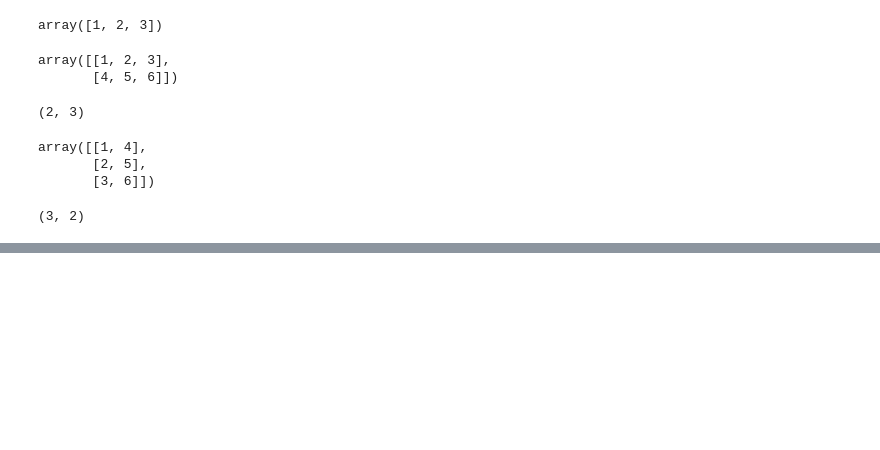
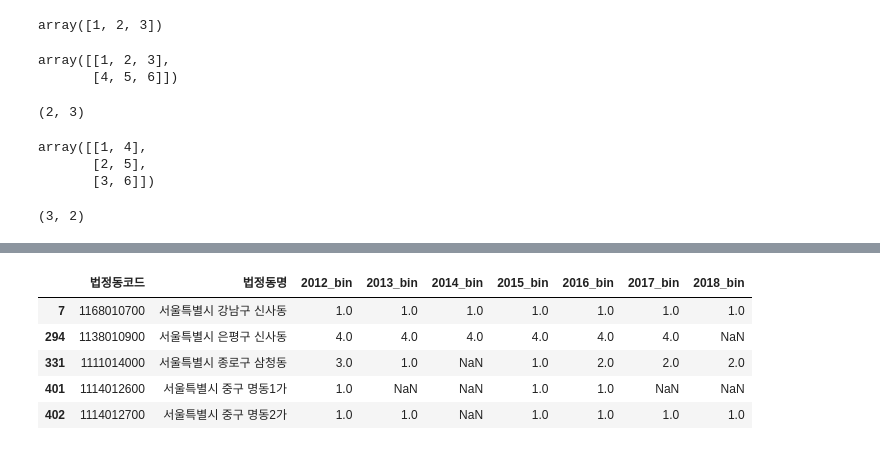
Before and after one commit to dataitgirls2/Next_Hip_Place, a Jupyter notebook: code/nemo_crawling/seoul_rental_price_crawling.ipynb, the cells around one changed output, grey strips where cells are left out. Saved outputs shown, nothing was run; the diff lists cells and outputs as text; code cells hidden in the pictures; blank space fills up the shorter version.

```diff
--- a/code/nemo_crawling/seoul_rental_price_crawling.ipynb
+++ b/code/nemo_crawling/seoul_rental_price_crawling.ipynb
@@ -570,0 +593,9 @@ d.shape
+# %%
+df_bin[df_bin['법정동명'].str.contains(r'(신사동|삼청동|명동)')]
+# %% [output]
+|  | 법정동코드 | 법정동명 | 2012_bin | 2013_bin | 2014_bin | 2015_bin | 2016_bin | 2017_bin | 2018_bin |
+| 7 | 1168010700 | 서울특별시 강남구 신사동 | 1.0 | 1.0 | 1.0 | 1.0 | 1.0 | 1.0 | 1.0 |
+| 294 | 1138010900 | 서울특별시 은평구 신사동 | 4.0 | 4.0 | 4.0 | 4.0 | 4.0 | 4.0 | NaN |
+| 331 | 1111014000 | 서울특별시 종로구 삼청동 | 3.0 | 1.0 | NaN | 1.0 | 2.0 | 2.0 | 2.0 |
+| 401 | 1114012600 | 서울특별시 중구 명동1가 | 1.0 | NaN | NaN | 1.0 | 1.0 | NaN | NaN |
+| 402 | 1114012700 | 서울특별시 중구 명동2가 | 1.0 | 1.0 | NaN | 1.0 | 1.0 | 1.0 | 1.0 |
```
Also changed, not shown: parts of 4 cells of this notebook.
